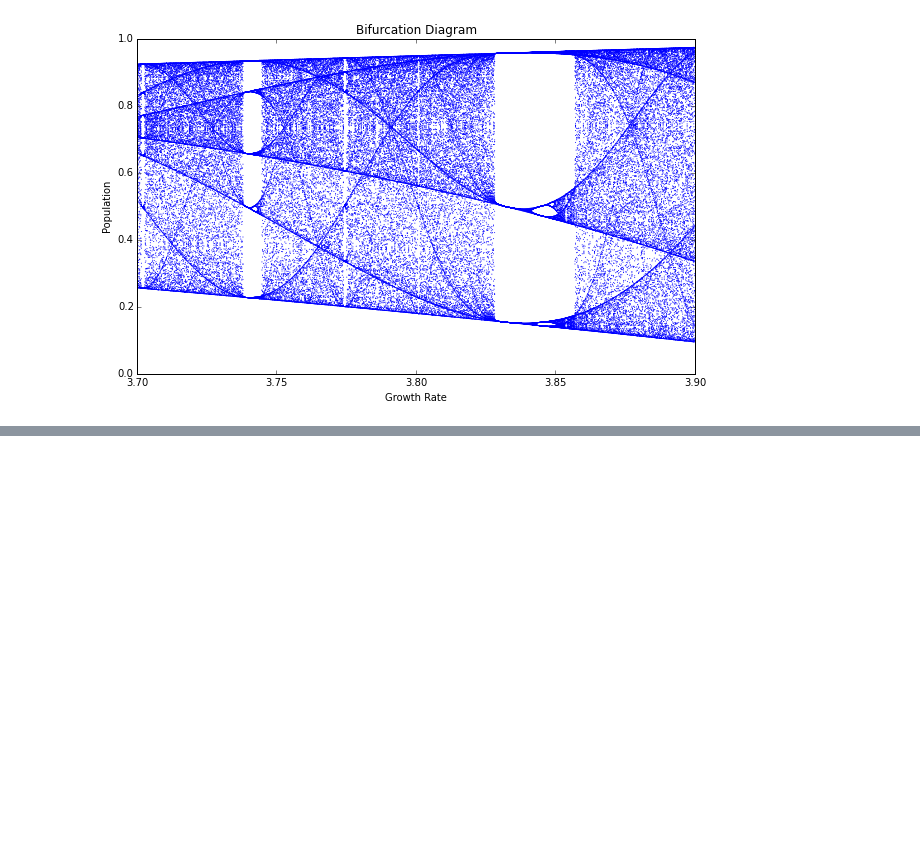
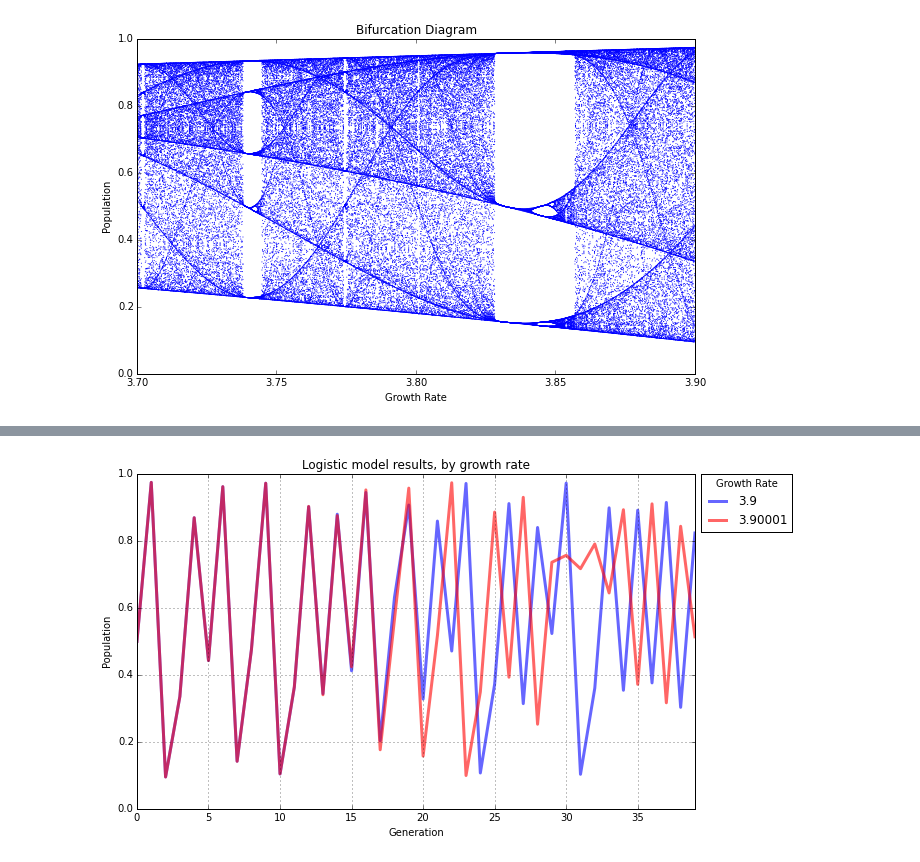
Before and after one commit to aitatanit/chaos-models, a Jupyter notebook: chaos-logistic-model.ipynb, the cells around one changed output, grey strips where cells are left out. Saved outputs shown, nothing was run; the diff lists cells and outputs as text; code cells hidden in the pictures; blank space fills up the shorter version.

```diff
--- a/chaos-logistic-model.ipynb
+++ b/chaos-logistic-model.ipynb
@@ -167,7 +170,8 @@ pops
 | 18 | 7.494115e-07 | 0.04371482 | 0.3333336 | 0.5 | 0.5999998 | 0.6158202 | 0.3828197 |
 | 19 | 3.747055e-07 | 0.04180384 | 0.3333335 | 0.5 | 0.6000001 | 0.7097571 | 0.8269407 |
 # %%
-# plot the results of the logistic model
+# plot the results of the logistic map run for these 7 different growth rates
+pops = logistic_model()
 ax = pops.plot(kind='line', figsize=[10, 6], linewidth='3', alpha=0.5)
 ax.set_title('Logistic model results, by growth rate')
 ax.set_xlabel('Generation')
@@ -209,3 +226,19 @@ bifurcation_plot(pops, growth_rate_min, growth_rate_max)
+# %%
+# plot the results of the logistic model for growth rates of 3.9 and 3.90001 to see how they diverge through chaos
+generations = 40
+growth_rate_min = 3.9
+growth_rate_max = growth_rate_min + 0.00002
+growth_rate_steps = 2
+pops = logistic_model(generations, growth_rate_min, growth_rate_max, growth_rate_steps)
+ax.set_color_cycle(['c', 'm'])
+ax = pops.plot(kind='line', figsize=[10, 6], linewidth='3', alpha=0.6, style=['b-','r-'])
+ax.set_title('Logistic model results, by growth rate')
+ax.set_xlabel('Generation')
+ax.set_ylabel('Population')
+ax.legend(title='Growth Rate', loc=3, bbox_to_anchor=(1, 0.81))
+plt.show()
+# %% [output]
+[figure, added]
 # %%
 # draw a poincare plot for 1000 generations across 100 growth rate steps from 0 to 4
 generations = 1000
```
Also changed, not shown: parts of 11 cells of this notebook, 1 other file.
